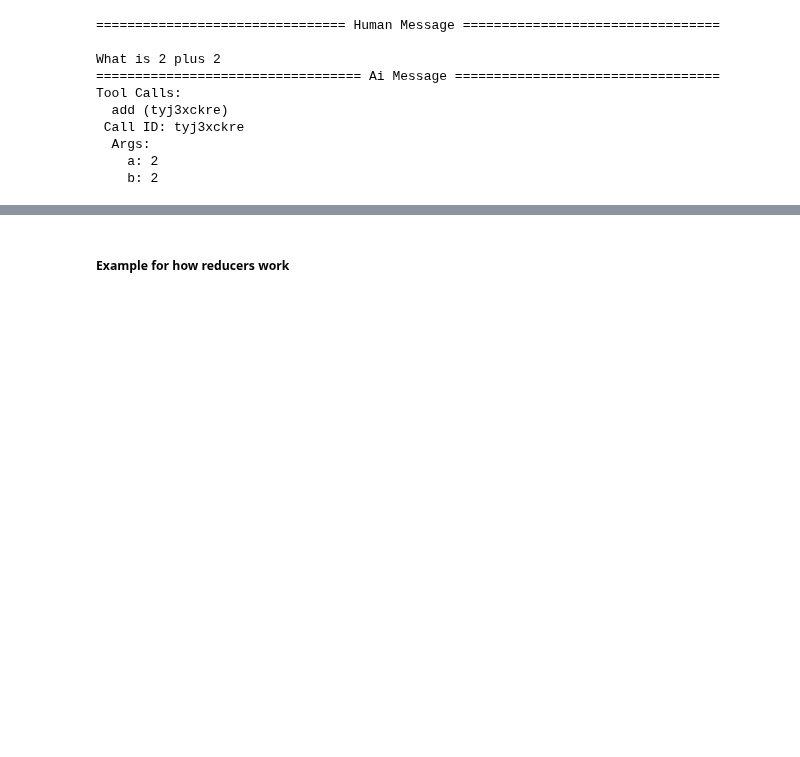
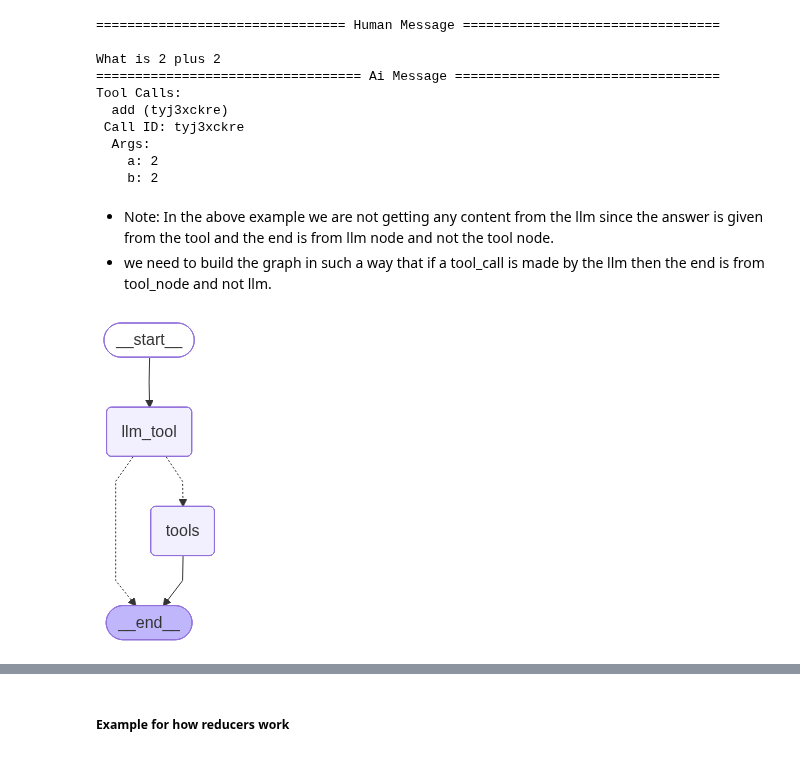
Before and after one commit to dennisjsh07/langgraph_bootcamp, a Jupyter notebook: 4-chainsLangGraph.ipynb, the cells around one changed output, grey strips where cells are left out. Saved outputs shown, nothing was run; the diff lists cells and outputs as text; code cells hidden in the pictures; blank space fills up the shorter version.

Commit message:
configured tool node to capture the output from tool

```diff
--- a/4-chainsLangGraph.ipynb
+++ b/4-chainsLangGraph.ipynb
@@ -134,3 +135,31 @@ Tool Calls:
   Args:
     a: 2
     b: 2
+# %% [markdown]
+- Note: In the above example we are not getting any content from the llm since the answer is given from the tool and the end is from llm node and not the tool node.
+- we need to build the graph in such a way that if a tool_call is made by the llm then the end is from tool_node and not llm.
+# %%
+tools = [add]
+
+from langgraph.prebuilt import ToolNode
+from langgraph.prebuilt import tools_condition
+
+builder = StateGraph(State)
+
+builder.add_node("llm_tool", llm_tool)
+builder.add_node("tools", ToolNode(tools))
+
+builder.add_edge(START, "llm_tool")
+builder.add_conditional_edges(
+    "llm_tool",
+    # if the latest message from assistant is a toolcall -> tools_condition route to tools
+    # if the latest message from assistant is not a toolcall -> tools_condition route to END
+    tools_condition,
+)
+builder.add_edge("tools", END)
+
+graph = builder.compile()
+
+display(Image(graph.get_graph().draw_mermaid_png()))
+# %% [output]
+[figure, added]
```
Also changed, not shown: parts of 3 cells of this notebook.
